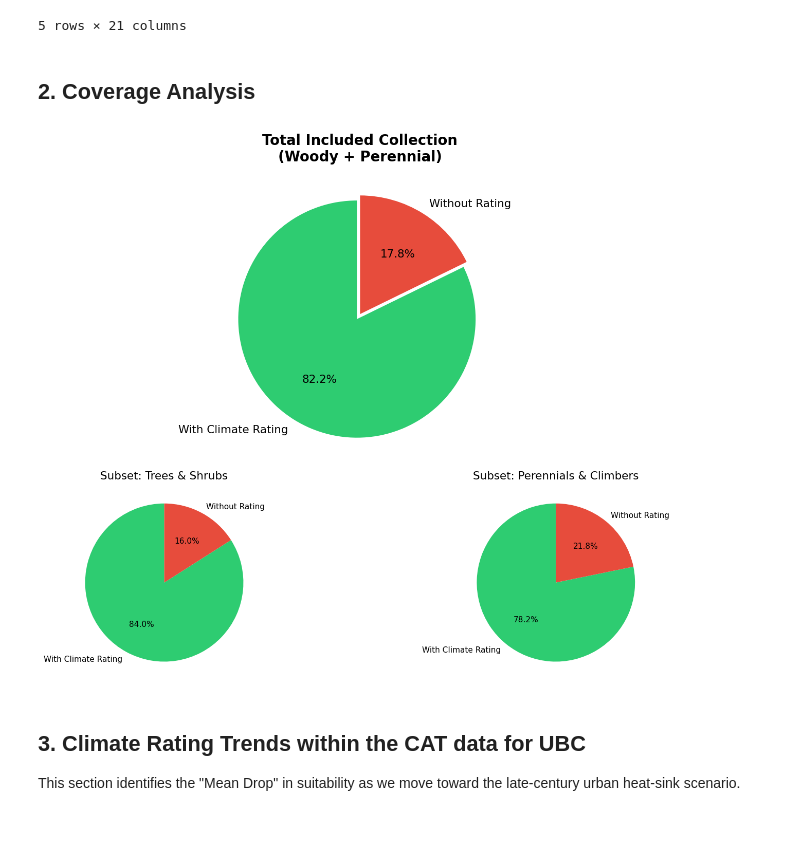
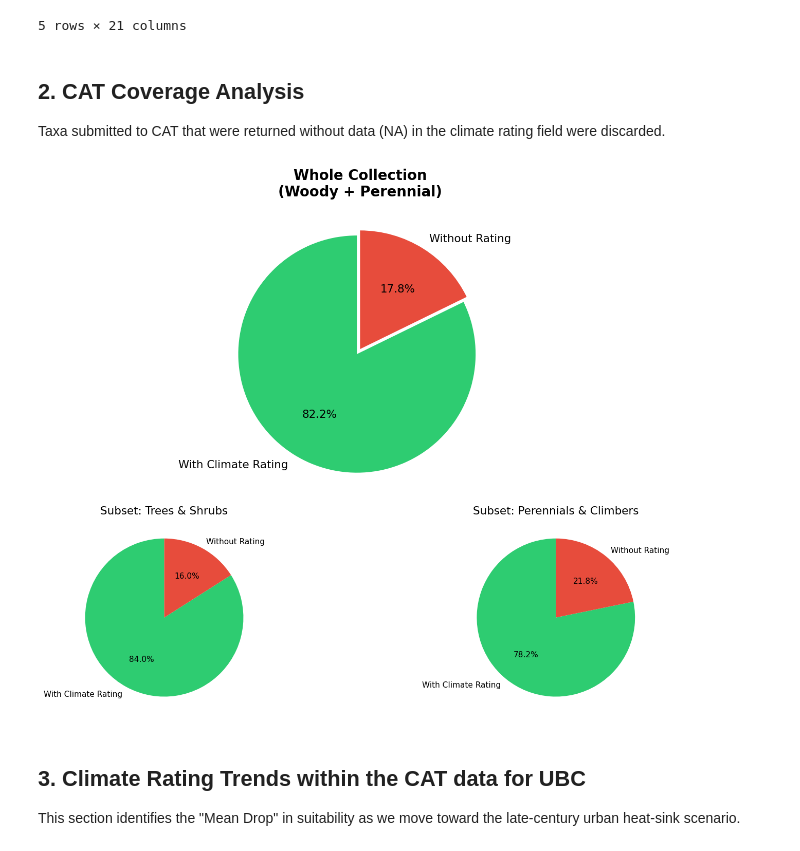
Before and after one commit to Kkubeck/CAT_analysis, a Jupyter notebook: notebooks/Joined_EDA.ipynb, the cells around one changed output. Drawn from its saved outputs; the diff is of its cells as text; code cells hidden in the pictures.

```diff
--- a/notebooks/Joined_EDA.ipynb
+++ b/notebooks/Joined_EDA.ipynb
@@ -52,7 +50,9 @@ display(df.head())
 | 4 | 1987-0067 | 1987-0067.02 | Alpine Garden | -123.246714 | 49.254241 | Shrub | Pinaceae | Abies | ... |
 5 rows × 21 columns
 # %% [markdown]
-## 2. Coverage Analysis
+## 2. CAT Coverage Analysis
+
+Taxa submitted to CAT that were returned without data (NA) in the climate rating field were discarded.
 # %%
 
 # 1. Filter the dataset for included lifeforms only
@@ -72,35 +72,35 @@ climate_cols = ['rating_2025_current', 'rating_2050_limited', 'rating_2090_bau',
 def get_counts(data):
     # Counts how many rows have at least one climate rating
     with_rating = data[climate_cols].notna().any(axis=1).sum()
     return [with_rating, len(data) - with_rating]
 
 # 4. Visualization
 labels = ["With Climate Rating", "Without Rating"]
 colors = ['#2ecc71', '#e74c3c']
 
 fig = plt.figure(figsize=(14, 10))
 gs = gridspec.GridSpec(2, 2, height_ratios=[1.5, 1])
 
 # Large Pie: Total Included Collection
 ax0 = plt.subplot(gs[0, :])
 ax0.pie(get_counts(df_filtered), labels=labels, autopct='%1.1f%%', startangle=90,
         colors=colors, explode=(0.05, 0), textprops={'fontsize': 14})
-ax0.set_title("Total Included Collection\n(Woody + Perennial)", fontsize=18, fontweight='bold')
+ax0.set_title("Whole Collection\n(Woody + Perennial)", fontsize=18, fontweight='bold')
 
 # Small Pie: Woody Subset (Tree/Shrub)
 ax1 = plt.subplot(gs[1, 0])
 ax1.pie(get_counts(tree_shrub_df), labels=labels, autopct='%1.1f%%', startangle=90, colors=colors)
 ax1.set_title("Subset: Trees & Shrubs", fontsize=14)
 
 # Small Pie: Perennial/Climber Subset
 ax2 = plt.subplot(gs[1, 1])
 ax2.pie(get_counts(perennial_df), labels=labels, autopct='%1.1f%%', startangle=90, colors=colors)
 ax2.set_title("Subset: Perennials & Climbers", fontsize=14)
 
 plt.tight_layout()
 plt.show()
 # %% [output]
-[figure, old version]
+[figure, new version]
 # %% [markdown]
 ## 3. Climate Rating Trends within the CAT data for UBC
 This section identifies the "Mean Drop" in suitability as we move toward the late-century urban heat-sink scenario.
```
Also changed, not shown: parts of 3 cells of this notebook.
